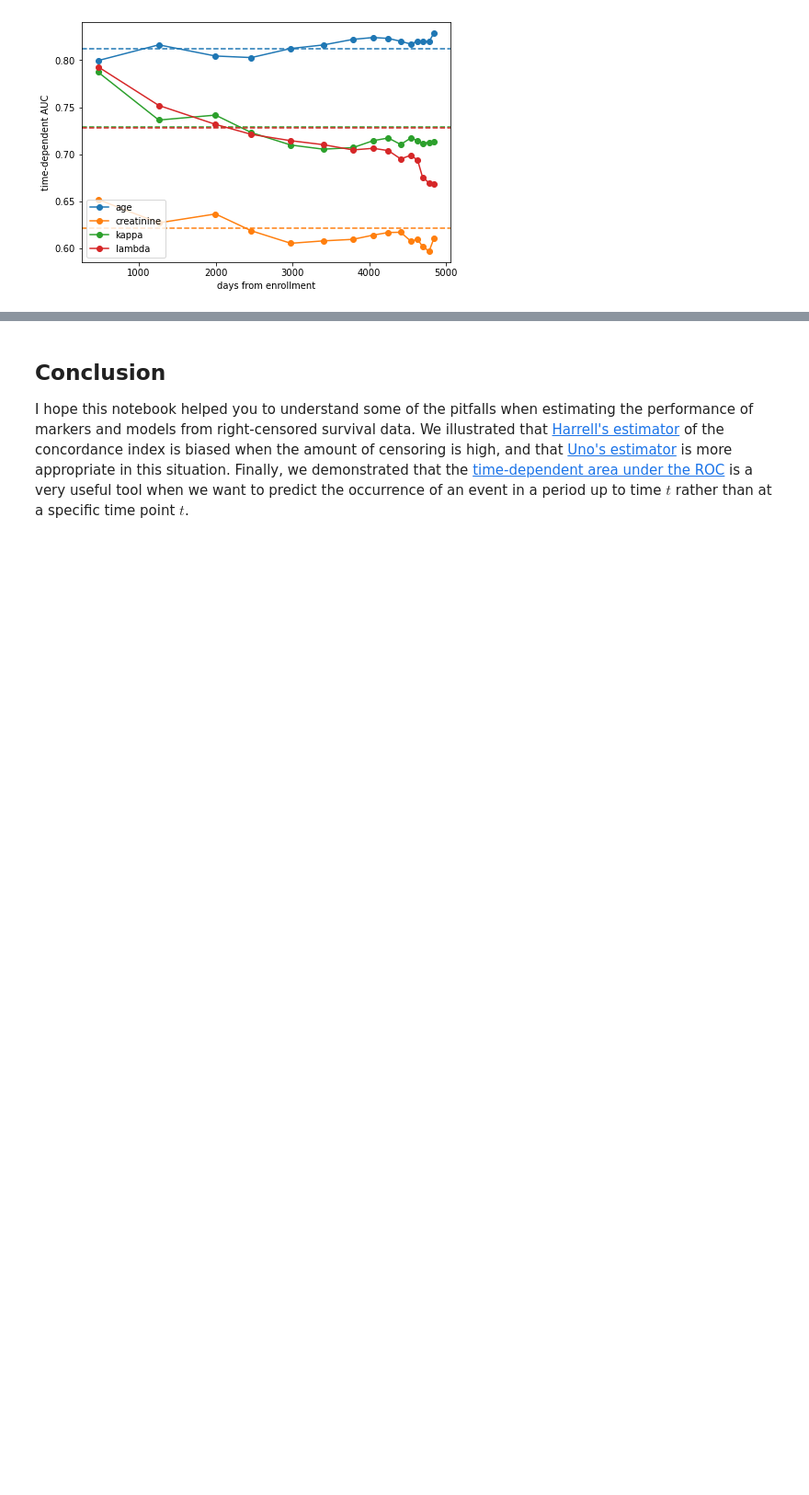
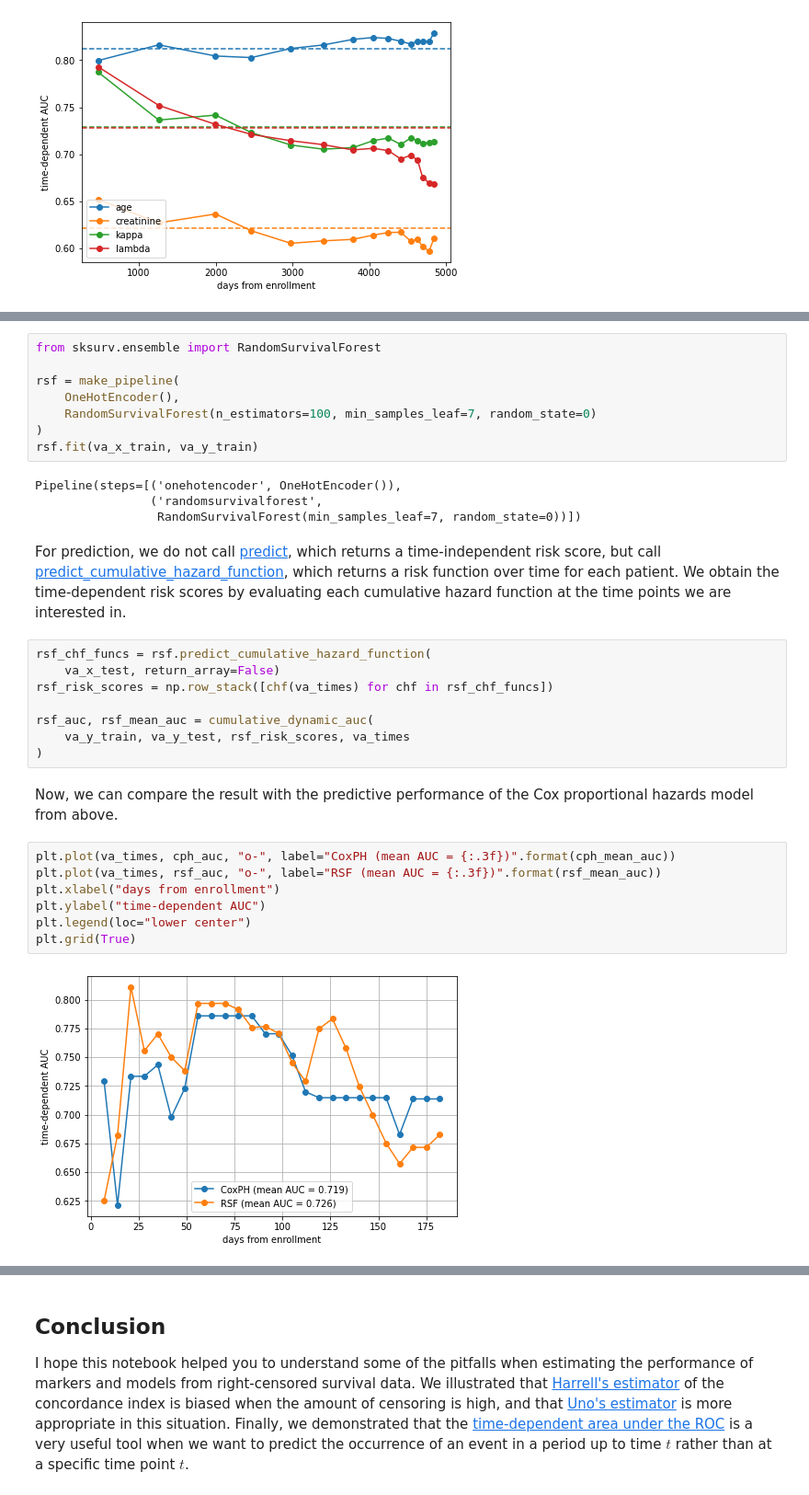
Before and after one commit to sebp/scikit-survival, a Jupyter notebook: doc/user_guide/evaluating-survival-models.ipynb, the cells around one changed output, grey strips where cells are left out. Shown: that part at 92% size. Saved outputs shown, nothing was run; the diff lists cells and outputs as text; blank space fills up the shorter version.

```diff
--- a/doc/user_guide/evaluating-survival-models.ipynb
+++ b/doc/user_guide/evaluating-survival-models.ipynb
@@ -298,0 +321,33 @@ The plot shows that the model is doing quite well on average with an AUC of ~0.8
+# %%
+from sksurv.ensemble import RandomSurvivalForest
+
+rsf = make_pipeline(
+    OneHotEncoder(),
+    RandomSurvivalForest(n_estimators=100, min_samples_leaf=7, random_state=0)
+)
+rsf.fit(va_x_train, va_y_train)
+# %% [output]
+Pipeline(steps=[('onehotencoder', OneHotEncoder()),
+                ('randomsurvivalforest',
+                 RandomSurvivalForest(min_samples_leaf=7, random_state=0))])
+# %% [markdown]
+For prediction, we do not call [predict](https://scikit-survival.readthedocs.io/en/latest/api/generated/sksurv.ensemble.RandomSurvivalForest.html#sksurv.ensemble.RandomSurvivalForest.predict), which returns a time-independent risk score, but call [predict_cumulative_hazard_function](https://scikit-survival.readthedocs.io/en/latest/api/generated/sksurv.ensemble.RandomSurvivalForest.html#sksurv.ensemble.RandomSurvivalForest.predict_cumulative_hazard_function), which returns a risk function over time for each patient. We obtain the time-dependent risk scores by evaluating each cumulative hazard function at the time points we are interested in.
+# %%
+rsf_chf_funcs = rsf.predict_cumulative_hazard_function(
+    va_x_test, return_array=False)
+rsf_risk_scores = np.row_stack([chf(va_times) for chf in rsf_chf_funcs])
+
+rsf_auc, rsf_mean_auc = cumulative_dynamic_auc(
+    va_y_train, va_y_test, rsf_risk_scores, va_times
+)
+# %% [markdown]
+Now, we can compare the result with the predictive performance of the Cox proportional hazards model from above.
+# %%
+plt.plot(va_times, cph_auc, "o-", label="CoxPH (mean AUC = {:.3f})".format(cph_mean_auc))
+plt.plot(va_times, rsf_auc, "o-", label="RSF (mean AUC = {:.3f})".format(rsf_mean_auc))
+plt.xlabel("days from enrollment")
+plt.ylabel("time-dependent AUC")
+plt.legend(loc="lower center")
+plt.grid(True)
+# %% [output]
+[figure, added]
```
Also changed, not shown: parts of 8 cells of this notebook, 1 other file.
